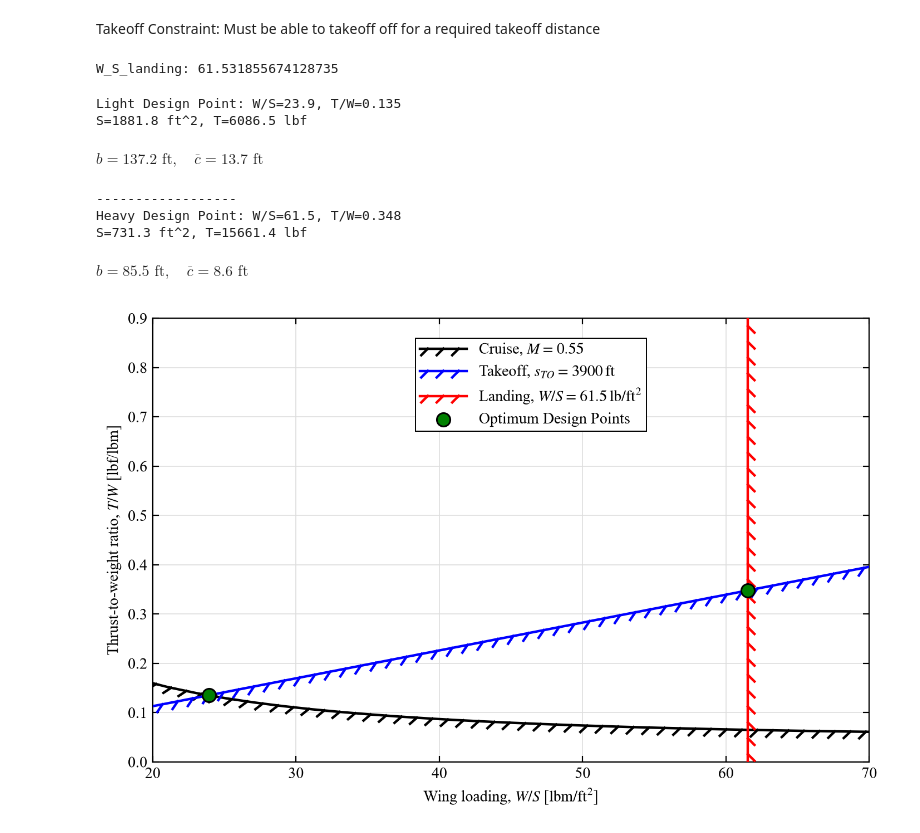
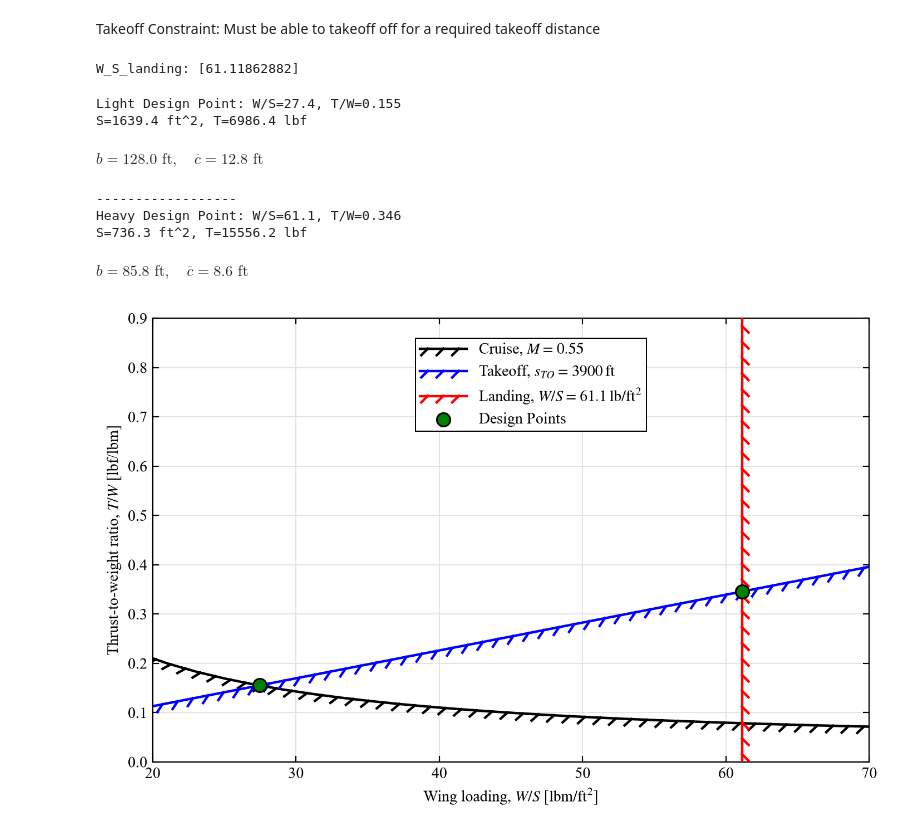
Before and after one commit to zachsstms/Aircraft-Design-Work, a Jupyter notebook: Senior Project Plane/First Design Review/Preliminary Constraint Diagram.ipynb, the cells around one changed output. Drawn from its saved outputs; the diff is of its cells as text; code cells hidden in the pictures.

Commit message:
make it unit-robust

```diff
--- a/Senior Project Plane/First Design Review/Preliminary Constraint Diagram.ipynb
+++ b/Senior Project Plane/First Design Review/Preliminary Constraint Diagram.ipynb
@@ -4,19 +4,26 @@ Constraint Diagram
 import numpy as np
 import matplotlib.pyplot as plt
 import matplotlib.patheffects as pe
+from ambiance import Atmosphere
+import pint
+ureg = pint.UnitRegistry()
+
 MTOW=45000 #[lbm] note: PLACEHOLDER
 C_d_min=0.02 # Taken from The annual aircraft design book (blue), page 6-7.
 AR=10 # competitively assessed
 e=0.85 # competitively assessed
 k=1/(np.pi*e*AR)
 M_cruise=0.55 #cruise mach, competitively assessed
-alt=20000 #cruise altitude, competitively assessed
-take_off_distance=3900 # [ft] landing and takeoff distance at sea level, competitively estimated
-take_off_alt=0 #[ft] density altitude of takeoff
+alt=20000*ureg.feet #cruise altitude [input feet], competitively assessed
+take_off_distance=(3900*ureg.feet).magnitude # [ft] landing and takeoff distance at sea level, competitively estimated
+take_off_alt=(0*ureg.feet).magnitude #[ft] density altitude of takeoff
 # %% [markdown]
 $$ W_l= X * MTOW $$
 
 This was derived with the following:
 $ W_L=W_{TO}\left[\frac{W_{pl}}{W_{TO}}+EWF+  (\approx{0})\right] $ From sizing excel sheet we have an estimate for $W_{TO}, EWF, \frac{W_{pl}}{W_{TO}}$,which yields 0.91 for now (subject to change).
 # %%
-W_landing_fraction=0.91 # see notes above, this is (X)
+EWF=0.62
+W_p=13325
+W_landing_fraction=(W_p/MTOW+EWF) # see notes above, this is (X)
+print("Landing weight fraction: ", W_landing_fraction)
@@ -25,9 +34,11 @@ Cruise Velocity Constraint: We need to be able to maintain a cruise speed
 # %%
 # cruise velocity constraint
 
-a_cruisealt=979 # ft/sec, NOTE: THIS CHANGES WITH ALTITUDE, current: 25000 ft
-rho_cruisealt=10.66e-4 # slug/ft^3, densities taken from ISA tables
-rho_sl=23.77e-4 # sea-level slug/ft^3
+sealevel = Atmosphere(0) # gives SI
+# NOTE: THIS CHANGES WITH ALTITUDE, current: 20000 ft
+a_cruisealt = (Atmosphere(alt.to("meters").magnitude).speed_of_sound)*ureg("m/s").to("ft/s").magnitude # ISA to find speed of sound, convert to (ft/s)
+rho_cruisealt=Atmosphere(alt.to("meters").magnitude).density*ureg("kg/m^3").to("slug/ft^3").magnitude # ISA to find density at cruise altitude (slug/ft^3)
+rho_sl=sealevel.density*ureg("kg/m^3").to("slug/ft^3").magnitude # sea-level slug/ft^3
 V_cruise=M_cruise*a_cruisealt #ft/sec
 W_S=np.linspace(1, 200, 100) # linspace for wingload
 q_cruise=0.5*rho_cruisealt*V_cruise**2 # dynamic pressure at cruise
@@ -42,7 +53,7 @@ sigma_sl=np.sqrt(rho_sl/rho_sl) #normalizing density at 5000 ft (asl=0 ft)
 T_W_takeoff=W_S/(C_L_max_TO*sigma_sl*TOP_25) # Note, above line here (Roskam, page 98, equation 3.7)
 # %%
 # landing constraint
-V_approach=np.sqrt(take_off_distance/0.3) #roskam page 111
+V_approach=np.sqrt(take_off_distance/0.3) #roskam page 111 (NOTE: verify this works for part 25)
 
 V_sl = V_approach/1.3 # page 111 roskam , in knots, need to convert to ft/sec
 V_sl = V_sl*1.68781 # convert knots to ft/sec
@@ -52,7 +63,7 @@ W_S_landing = V_sl**2*rho_sl*0.5*C_L_max_L # roskam equation 3.1
 W_S_landing=W_S_landing/W_landing_fraction # normalize by weight fraction to get in terms of takeoff w/s
 print(f"W_S_landing: {W_S_landing}")
 # %% [output]
-W_S_landing: 61.531855674128735
+W_S_landing: [61.11862882]
 # %%
 # AIAA-style constraint diagram
 # The 7.0-in width is suitable for a two-column AIAA figure.
@@ -80,7 +91,7 @@ W_S_crossover = np.interp(
 T_W_crossover = np.interp(W_S_crossover, W_S, T_W_takeoff)
 
 # Design point 2: takeoff requirement at the landing wing-loading limit.
-T_W_landing_design = np.interp(W_S_landing, W_S, T_W_takeoff)
+T_W_landing_design = np.interp(W_S_landing.item(), W_S, T_W_takeoff)
 
 fig, ax = plt.subplots(
     figsize=(7.0, 4.5),
@@ -98,7 +109,9 @@ takeoff_line, = ax.plot(
 )
 landing_line = ax.axvline(
     W_S_landing, color='red', lw=1.6,
-    label=rf'Landing, $W/S={W_S_landing:.1f}\,\mathrm{{lb/ft^2}}$', zorder=3,
+    # Extract the numeric scalar using .item()
+label=rf'Landing, $W/S={W_S_landing.item():.1f}\,\mathrm{{lb/ft^2}}$', zorder=3,
+
 )
 
 # Add short feasibility ticks to every constraint boundary.
@@ -115,7 +128,7 @@ landing_line.set_path_effects([
 
 # Mark and label both candidate design points.
 ax.scatter(W_S_crossover, T_W_crossover, s=75, marker='o',
-           facecolor='green', edgecolor='black', linewidth=1.1, zorder=6, label=rf'Optimum Design Points')
+           facecolor='green', edgecolor='black', linewidth=1.1, zorder=6, label=rf'Design Points')
 
 
 ax.scatter(W_S_landing, T_W_landing_design, s=75, marker='o',
@@ -134,40 +147,40 @@ ax.grid(True, which='major', color='0.87', linewidth=0.6, zorder=0)
 
 legend = ax.legend(bbox_to_anchor=(.7, 0.85),
     loc='right', frameon=True, fancybox=False, framealpha=1.0,
     facecolor='white', edgecolor='black', borderpad=0.3, handlelength=3.0,
 )
 legend.get_frame().set_linewidth(0.7)
 
 
 fig.savefig(
     'sizing_constraint_diagram_AIAA.png',
     dpi=300,
     facecolor='white',
     bbox_inches='tight',
 )
 S=MTOW/W_S_crossover
 T=T_W_crossover*MTOW
 b=np.sqrt(S*AR)
 c_bar=b/AR
 
 print(f"Light Design Point: W/S={W_S_crossover:.1f}, T/W={T_W_crossover:.3f}")
 print(f"S={S:.1f} ft^2, T={T:.1f} lbf")
 display(Math(rf"b={b:.1f}\text{{ ft}}, \quad \overline{{c}}={c_bar:.1f}\text{{ ft}}"))
 print("------------------")
 S=MTOW/W_S_landing
 T=T_W_landing_design*MTOW
 b=np.sqrt(S*AR)
 c_bar=b/AR
 
-print(f"Heavy Design Point: W/S={W_S_landing:.1f}, T/W={T_W_landing_design:.3f}")
-print(f"S={S:.1f} ft^2, T={T:.1f} lbf")
-display(Math(rf"b={b:.1f}\text{{ ft}}, \quad \overline{{c}}={c_bar:.1f}\text{{ ft}}"))
+print(f"Heavy Design Point: W/S={W_S_landing.item():.1f}, T/W={T_W_landing_design.item():.3f}")
+print(f"S={S.item():.1f} ft^2, T={T.item():.1f} lbf")
+display(Math(rf"b={b.item():.1f}\text{{ ft}}, \quad \overline{{c}}={c_bar.item():.1f}\text{{ ft}}"))
 # %% [output]
-Light Design Point: W/S=23.9, T/W=0.135
-S=1881.8 ft^2, T=6086.5 lbf
+Light Design Point: W/S=27.4, T/W=0.155
+S=1639.4 ft^2, T=6986.4 lbf
-$\displaystyle b=137.2\text{ ft}, \quad \overline{c}=13.7\text{ ft}$
+$\displaystyle b=128.0\text{ ft}, \quad \overline{c}=12.8\text{ ft}$
 ------------------
-Heavy Design Point: W/S=61.5, T/W=0.348
-S=731.3 ft^2, T=15661.4 lbf
+Heavy Design Point: W/S=61.1, T/W=0.346
+S=736.3 ft^2, T=15556.2 lbf
-$\displaystyle b=85.5\text{ ft}, \quad \overline{c}=8.6\text{ ft}$
+$\displaystyle b=85.8\text{ ft}, \quad \overline{c}=8.6\text{ ft}$
-[figure, old version]
+[figure, new version]
```
Also changed, not shown: parts of 2 cells of this notebook.
